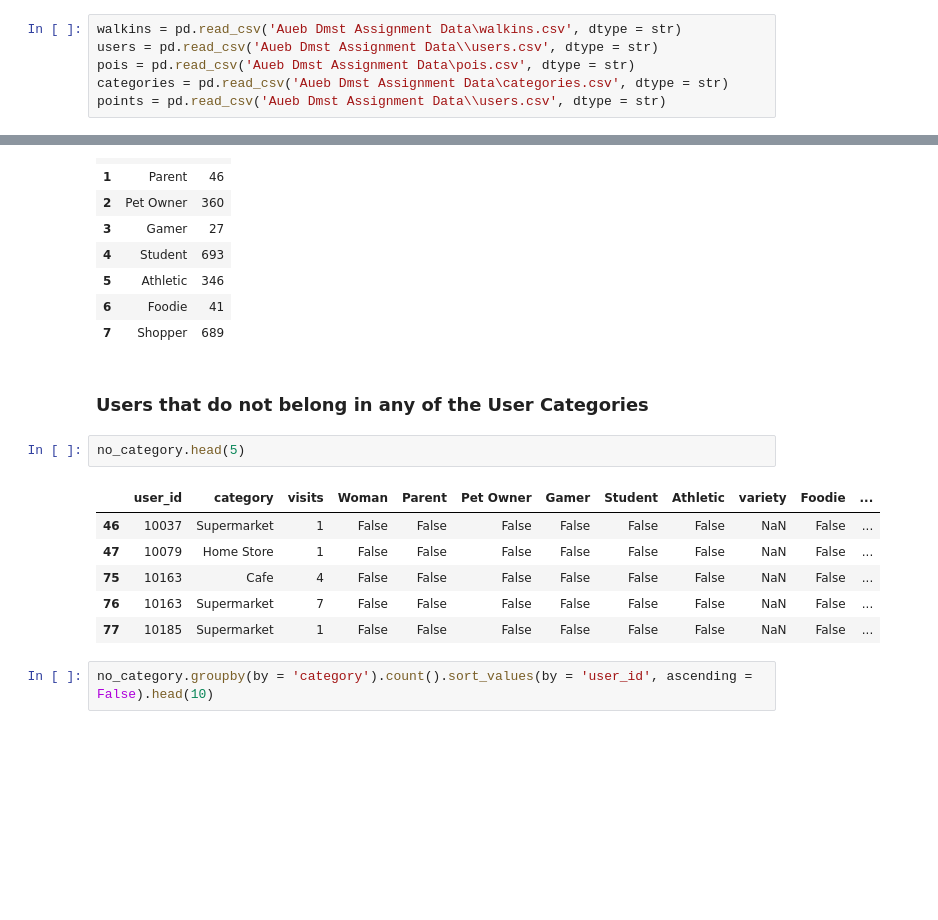
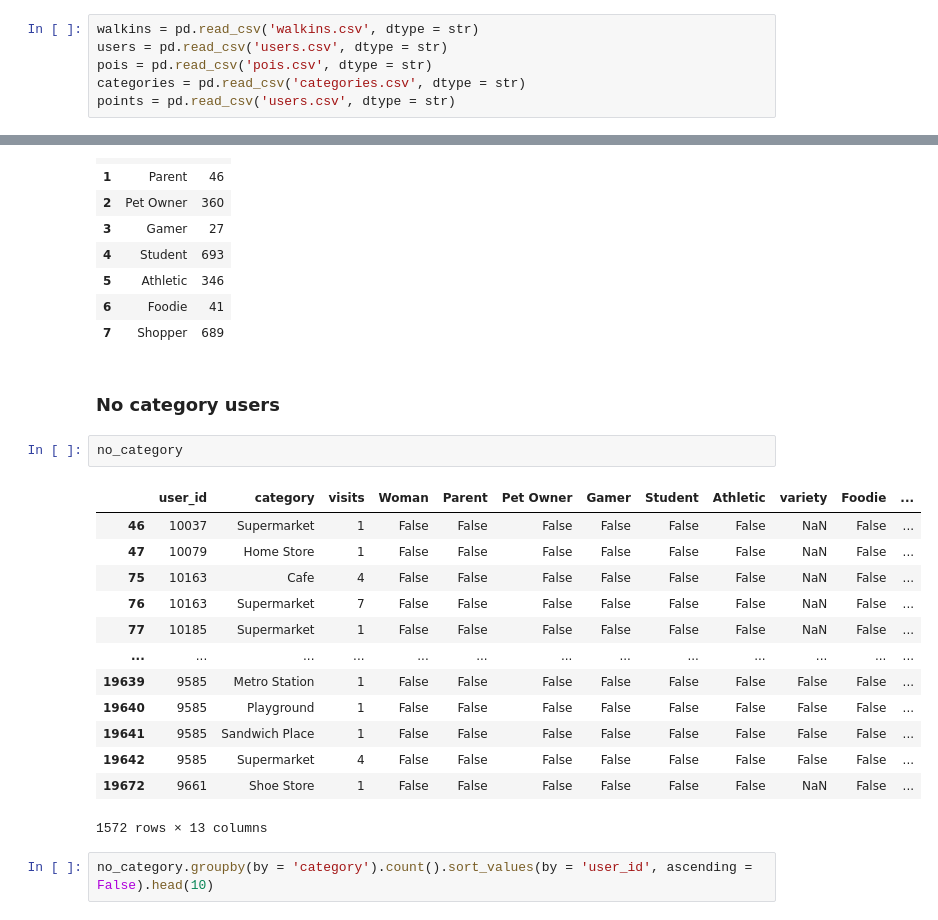
Before and after one commit to despoinasr/BusinessAnalytics, a Jupyter notebook: assignment2/User Categories.ipynb, the cells around one changed output, grey strips where cells are left out. Saved outputs shown, nothing was run; the diff lists cells and outputs as text; blank space fills up the shorter version.

```diff
--- a/assignment2/User Categories.ipynb
+++ b/assignment2/User Categories.ipynb
@@ -9,9 +3,9 @@ import pandas as pd
 # %%
-walkins = pd.read_csv('Aueb Dmst Assignment Data\walkins.csv', dtype = str)
-users = pd.read_csv('Aueb Dmst Assignment Data\\users.csv', dtype = str)
-pois = pd.read_csv('Aueb Dmst Assignment Data\pois.csv', dtype = str)
-categories = pd.read_csv('Aueb Dmst Assignment Data\categories.csv', dtype = str)
-points = pd.read_csv('Aueb Dmst Assignment Data\\users.csv', dtype = str)
+walkins = pd.read_csv('walkins.csv', dtype = str)
+users = pd.read_csv('users.csv', dtype = str)
+pois = pd.read_csv('pois.csv', dtype = str)
+categories = pd.read_csv('categories.csv', dtype = str)
+points = pd.read_csv('users.csv', dtype = str)
 # %%
 categories.rename(columns = {'id': 'category_id', 'title': 'category'}, inplace = True)
 pois.rename(columns = {'id': 'poi_id'}, inplace = True)
@@ -194,17 +165,24 @@ user_categories.sum().reset_index()
 | 5 | Athletic | 346 |
 | 6 | Foodie | 41 |
 | 7 | Shopper | 689 |
-# %% [markdown]
-### Users that do not belong in any of the User Categories
+# %% [markdown]
+### No category users
 # %%
-no_category.head(5)
+no_category
 # %% [output]
 |  | user_id | category | visits | Woman | Parent | Pet Owner | Gamer | Student | Athletic | variety | Foodie | ... |
 | 46 | 10037 | Supermarket | 1 | False | False | False | False | False | False | NaN | False | ... |
 | 47 | 10079 | Home Store | 1 | False | False | False | False | False | False | NaN | False | ... |
 | 75 | 10163 | Cafe | 4 | False | False | False | False | False | False | NaN | False | ... |
 | 76 | 10163 | Supermarket | 7 | False | False | False | False | False | False | NaN | False | ... |
 | 77 | 10185 | Supermarket | 1 | False | False | False | False | False | False | NaN | False | ... |
+| ... | ... | ... | ... | ... | ... | ... | ... | ... | ... | ... | ... | ... |
+| 19639 | 9585 | Metro Station | 1 | False | False | False | False | False | False | False | False | ... |
+| 19640 | 9585 | Playground | 1 | False | False | False | False | False | False | False | False | ... |
+| 19641 | 9585 | Sandwich Place | 1 | False | False | False | False | False | False | False | False | ... |
+| 19642 | 9585 | Supermarket | 4 | False | False | False | False | False | False | False | False | ... |
+| 19672 | 9661 | Shoe Store | 1 | False | False | False | False | False | False | NaN | False | ... |
+1572 rows × 13 columns
 # %%
 no_category.groupby(by = 'category').count().sort_values(by = 'user_id', ascending = False).head(10)
 # %% [output]
```
Also changed, not shown: parts of 46 cells of this notebook.
